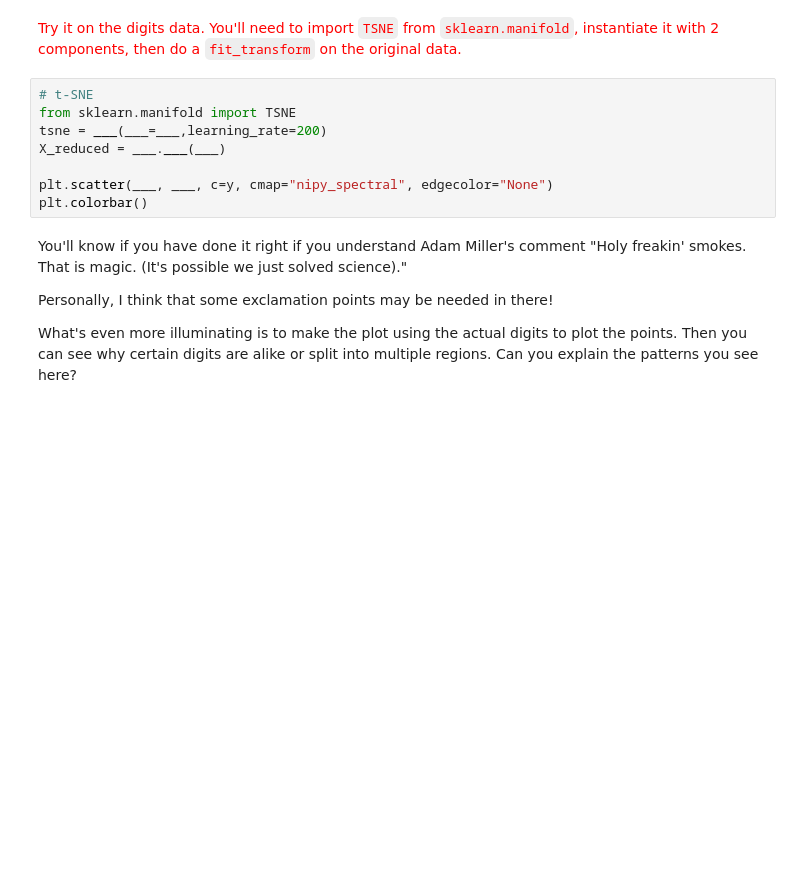
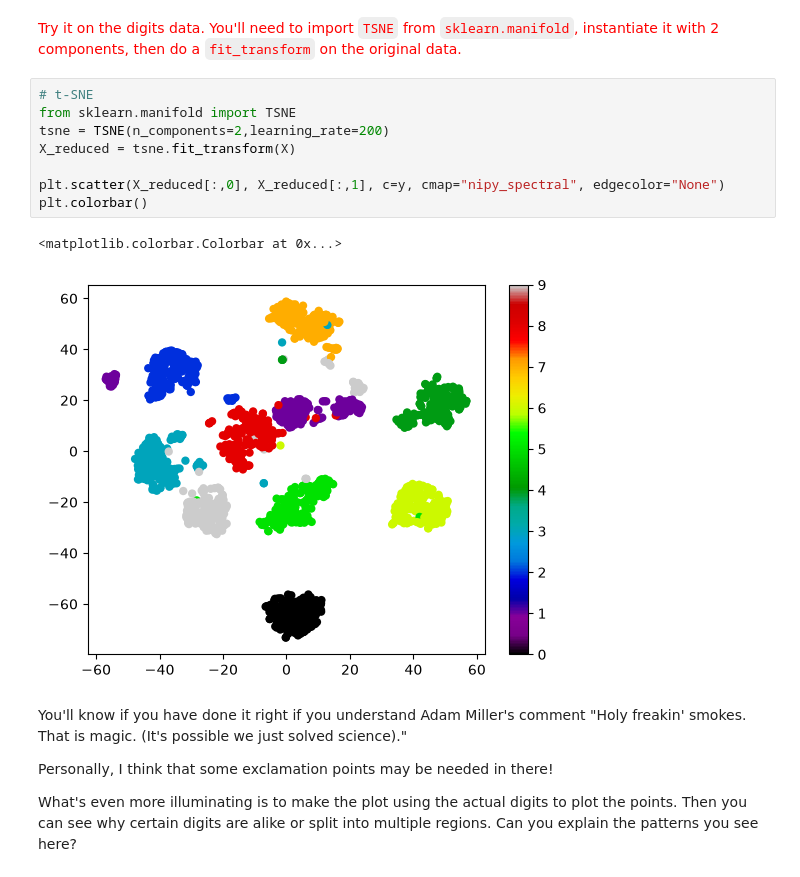
Before and after one commit to hsingh247/big-data-physics, a Jupyter notebook: DimensionReduction2.ipynb, the cells around one changed output. Cells and saved outputs as stored; diff of their text form; blank space fills up the shorter version.

```diff
--- a/DimensionReduction2.ipynb
+++ b/DimensionReduction2.ipynb
@@ -314,11 +330,14 @@ A high-level description of the steps in t-SNE are as follows:
 # %%
 # t-SNE
 from sklearn.manifold import TSNE
-tsne = ___(___=___,learning_rate=200)
-X_reduced = ___.___(___)
+tsne = TSNE(n_components=2,learning_rate=200)
+X_reduced = tsne.fit_transform(X)
 
-plt.scatter(___, ___, c=y, cmap="nipy_spectral", edgecolor="None")
+plt.scatter(X_reduced[:,0], X_reduced[:,1], c=y, cmap="nipy_spectral", edgecolor="None")
 plt.colorbar()
+# %% [output]
+<matplotlib.colorbar.Colorbar at 0x...>
+[figure, added]
 # %% [markdown]
 You'll know if you have done it right if you understand Adam Miller's comment "Holy freakin' smokes.  That is magic.  (It's possible we just solved science)."
 
```
Also changed, not shown: parts of 6 cells of this notebook, 1 other file.
